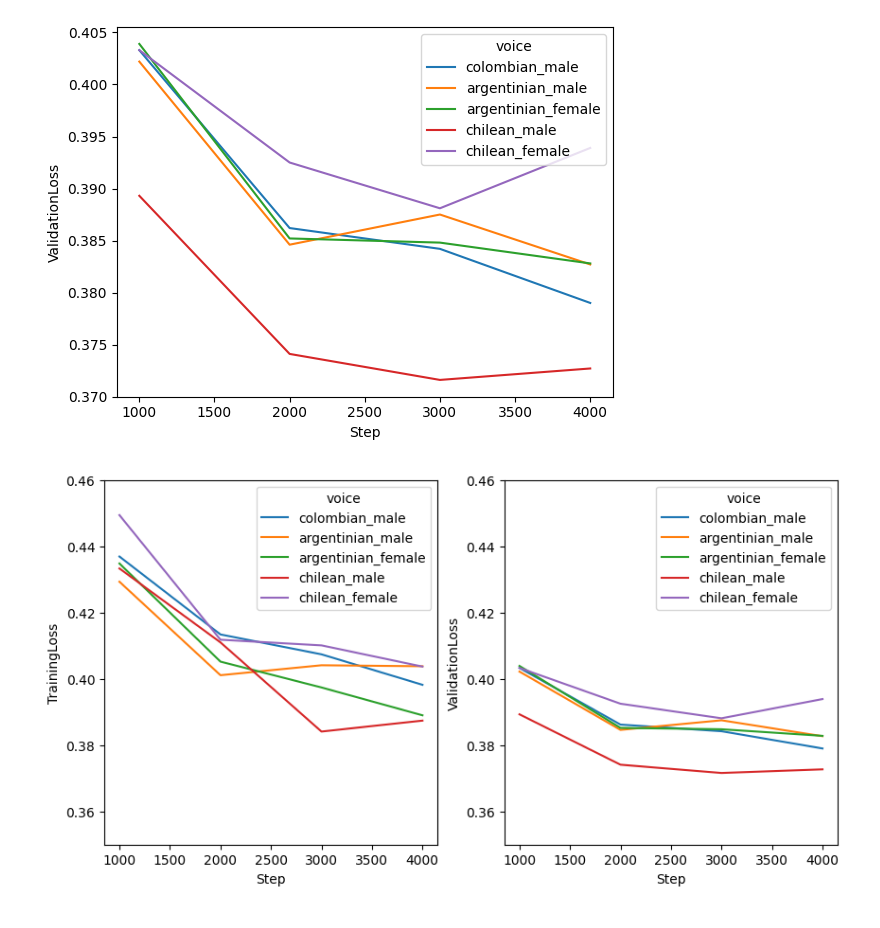
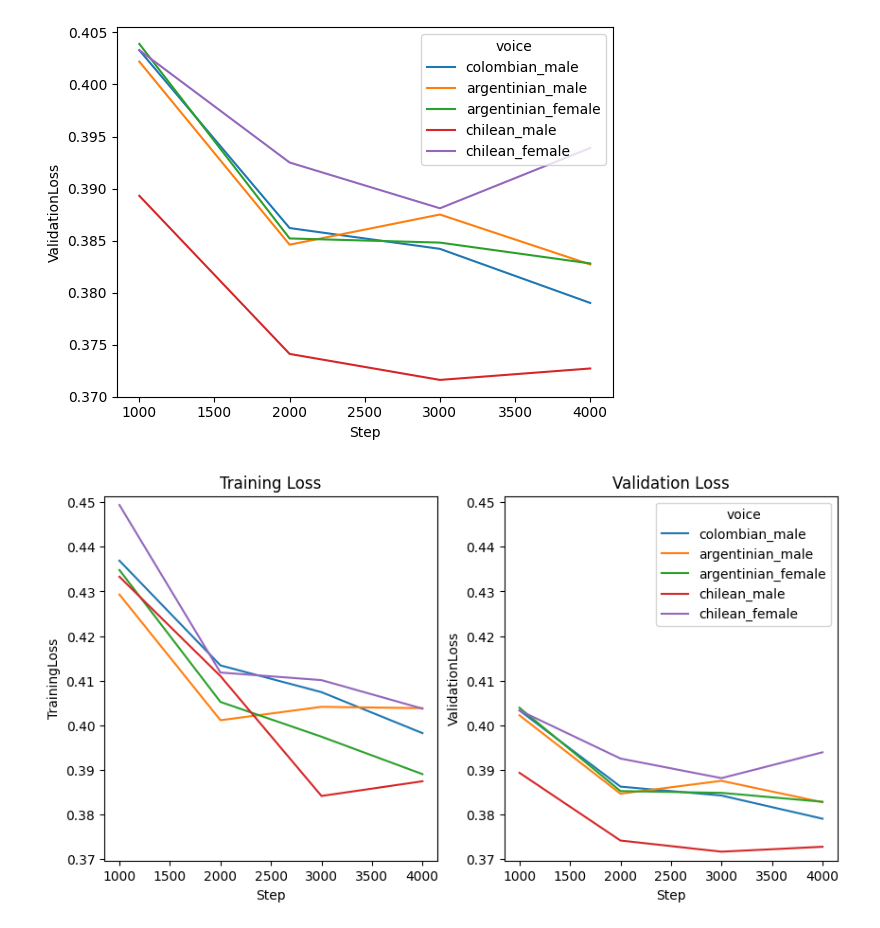
Before and after one commit to ulisesrey/TTS_TFM, a Jupyter notebook: learning_plots.ipynb, the cells around one changed output. Saved outputs shown, nothing was run; the diff lists cells and outputs as text; code cells hidden in the pictures.

Commit message:
improved legend

```diff
--- a/learning_plots.ipynb
+++ b/learning_plots.ipynb
@@ -40,11 +40,19 @@ sns.lineplot(data=df, x="Step", y="ValidationLoss", hue="voice")
 # %%
 fig, ax = plt.subplots(1, 2, figsize=(10, 5))
 sns.lineplot(data=df, x="Step", y="TrainingLoss", hue="voice",ax=ax[0])
 sns.lineplot(data=df, x="Step", y="ValidationLoss", hue="voice", ax=ax[1])
 
 # change to have same y axis
-ax[0].set_ylim(0.35, 0.46)
-ax[1].set_ylim(0.35, 0.46)
+min_val = min(df["TrainingLoss"].min(), df["ValidationLoss"].min())
+max_val = max(df["TrainingLoss"].max(), df["ValidationLoss"].max())
+min_val = min_val - 0.002
+max_val = max_val + 0.002
+ax[0].set_title("Training Loss")
+ax[1].set_title("Validation Loss")
+ax[0].set_ylim(min_val, max_val)
+ax[1].set_ylim(min_val, max_val)
+# remove legend from first plot
+ax[0].legend().remove()
 plt.show()
 # %% [output]
-[figure, old version]
+[figure, new version]
```
